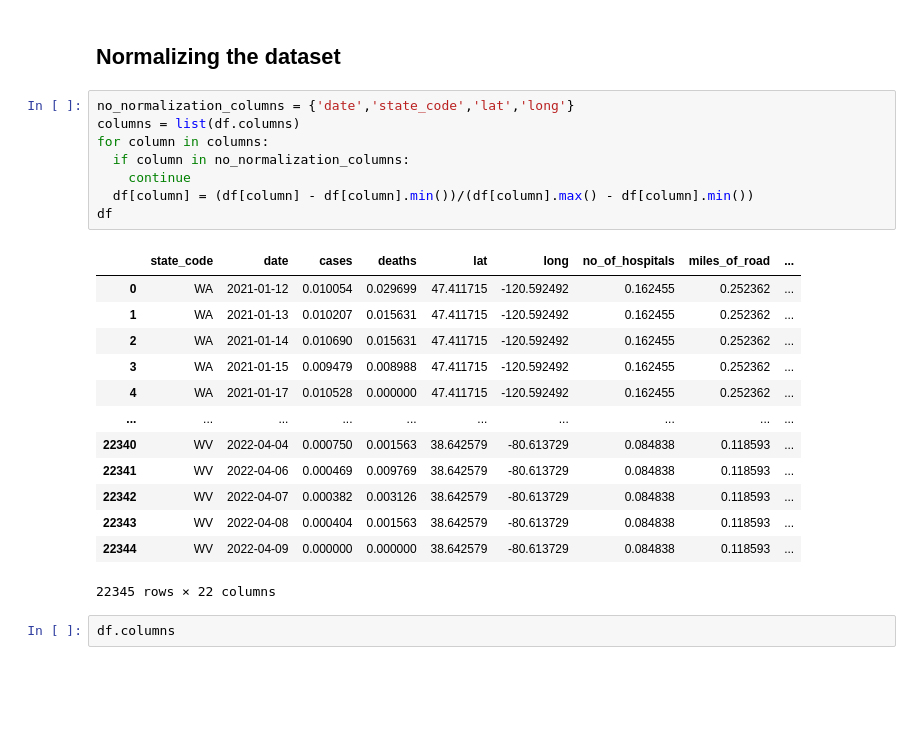
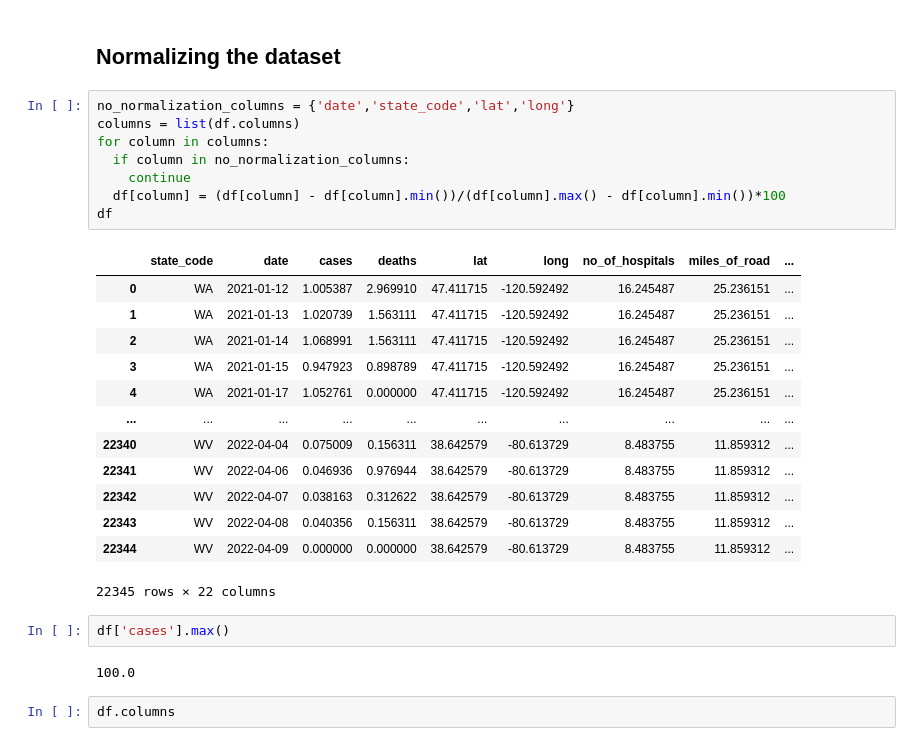
Before and after one commit to jaya-shankar/DSS_project, a Jupyter notebook: model_build.ipynb, the cells around one changed output. Cells and saved outputs as stored; diff of their text form; blank space fills up the shorter version.

```diff
--- a/model_build.ipynb
+++ b/model_build.ipynb
@@ -68,25 +68,29 @@ df
 # %%
 no_normalization_columns = {'date','state_code','lat','long'}
 columns = list(df.columns)
 for column in columns:
   if column in no_normalization_columns:
     continue
-  df[column] = (df[column] - df[column].min())/(df[column].max() - df[column].min())
+  df[column] = (df[column] - df[column].min())/(df[column].max() - df[column].min())*100
 df
 # %% [output]
 |  | state_code | date | cases | deaths | lat | long | no_of_hospitals | miles_of_road | ... |
-| 0 | WA | 2021-01-12 | 0.010054 | 0.029699 | 47.411715 | -120.592492 | 0.162455 | 0.252362 | ... |
-| 1 | WA | 2021-01-13 | 0.010207 | 0.015631 | 47.411715 | -120.592492 | 0.162455 | 0.252362 | ... |
-| 2 | WA | 2021-01-14 | 0.010690 | 0.015631 | 47.411715 | -120.592492 | 0.162455 | 0.252362 | ... |
-| 3 | WA | 2021-01-15 | 0.009479 | 0.008988 | 47.411715 | -120.592492 | 0.162455 | 0.252362 | ... |
-| 4 | WA | 2021-01-17 | 0.010528 | 0.000000 | 47.411715 | -120.592492 | 0.162455 | 0.252362 | ... |
+| 0 | WA | 2021-01-12 | 1.005387 | 2.969910 | 47.411715 | -120.592492 | 16.245487 | 25.236151 | ... |
+| 1 | WA | 2021-01-13 | 1.020739 | 1.563111 | 47.411715 | -120.592492 | 16.245487 | 25.236151 | ... |
+| 2 | WA | 2021-01-14 | 1.068991 | 1.563111 | 47.411715 | -120.592492 | 16.245487 | 25.236151 | ... |
+| 3 | WA | 2021-01-15 | 0.947923 | 0.898789 | 47.411715 | -120.592492 | 16.245487 | 25.236151 | ... |
+| 4 | WA | 2021-01-17 | 1.052761 | 0.000000 | 47.411715 | -120.592492 | 16.245487 | 25.236151 | ... |
 | ... | ... | ... | ... | ... | ... | ... | ... | ... | ... |
-| 22340 | WV | 2022-04-04 | 0.000750 | 0.001563 | 38.642579 | -80.613729 | 0.084838 | 0.118593 | ... |
-| 22341 | WV | 2022-04-06 | 0.000469 | 0.009769 | 38.642579 | -80.613729 | 0.084838 | 0.118593 | ... |
-| 22342 | WV | 2022-04-07 | 0.000382 | 0.003126 | 38.642579 | -80.613729 | 0.084838 | 0.118593 | ... |
-| 22343 | WV | 2022-04-08 | 0.000404 | 0.001563 | 38.642579 | -80.613729 | 0.084838 | 0.118593 | ... |
-| 22344 | WV | 2022-04-09 | 0.000000 | 0.000000 | 38.642579 | -80.613729 | 0.084838 | 0.118593 | ... |
+| 22340 | WV | 2022-04-04 | 0.075009 | 0.156311 | 38.642579 | -80.613729 | 8.483755 | 11.859312 | ... |
+| 22341 | WV | 2022-04-06 | 0.046936 | 0.976944 | 38.642579 | -80.613729 | 8.483755 | 11.859312 | ... |
+| 22342 | WV | 2022-04-07 | 0.038163 | 0.312622 | 38.642579 | -80.613729 | 8.483755 | 11.859312 | ... |
+| 22343 | WV | 2022-04-08 | 0.040356 | 0.156311 | 38.642579 | -80.613729 | 8.483755 | 11.859312 | ... |
+| 22344 | WV | 2022-04-09 | 0.000000 | 0.000000 | 38.642579 | -80.613729 | 8.483755 | 11.859312 | ... |
 22345 rows × 22 columns
+# %%
+df['cases'].max()
+# %% [output]
+100.0
 # %%
 df.columns
 # %% [output]
```
Also changed, not shown: parts of 19 cells of this notebook.
